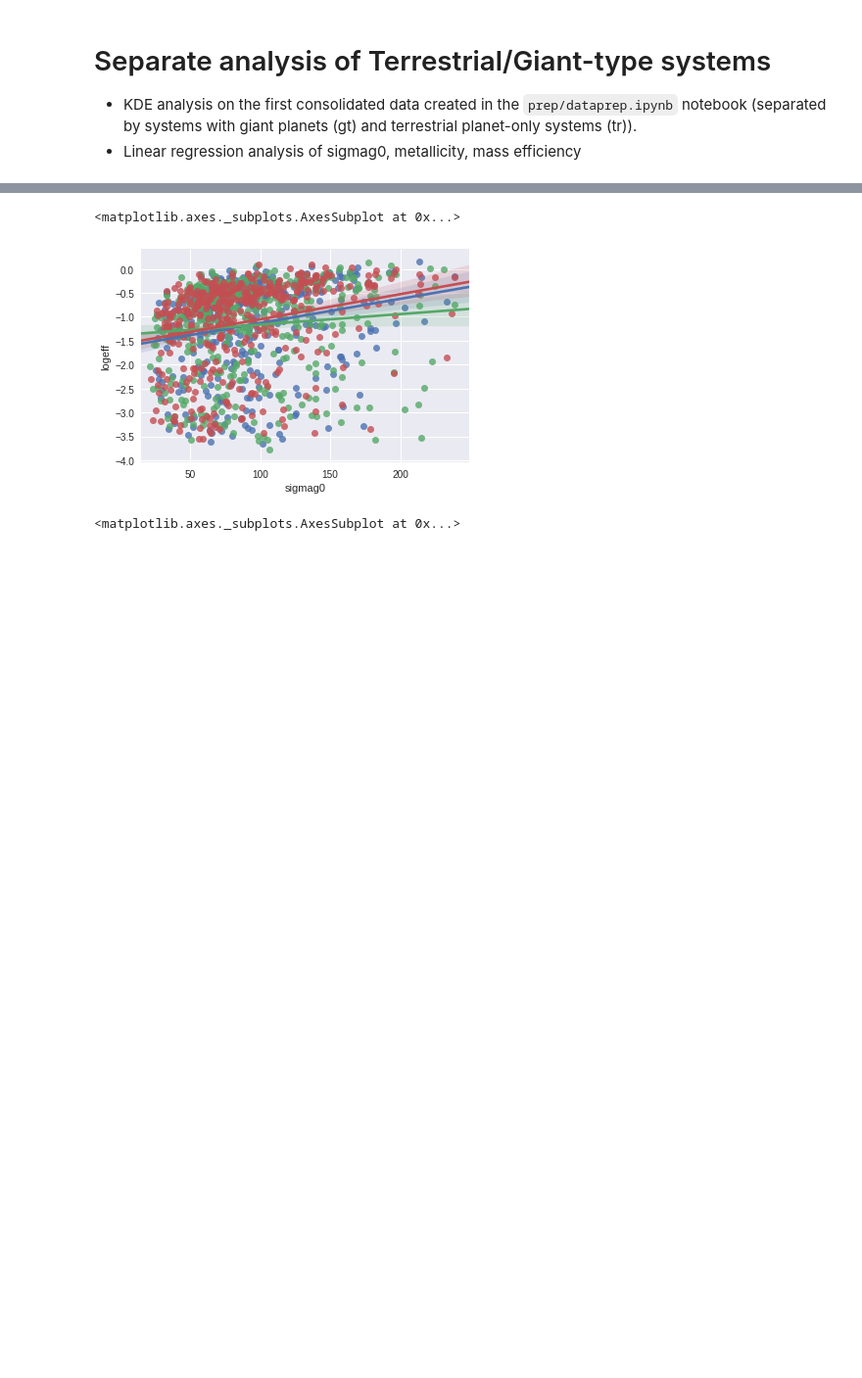
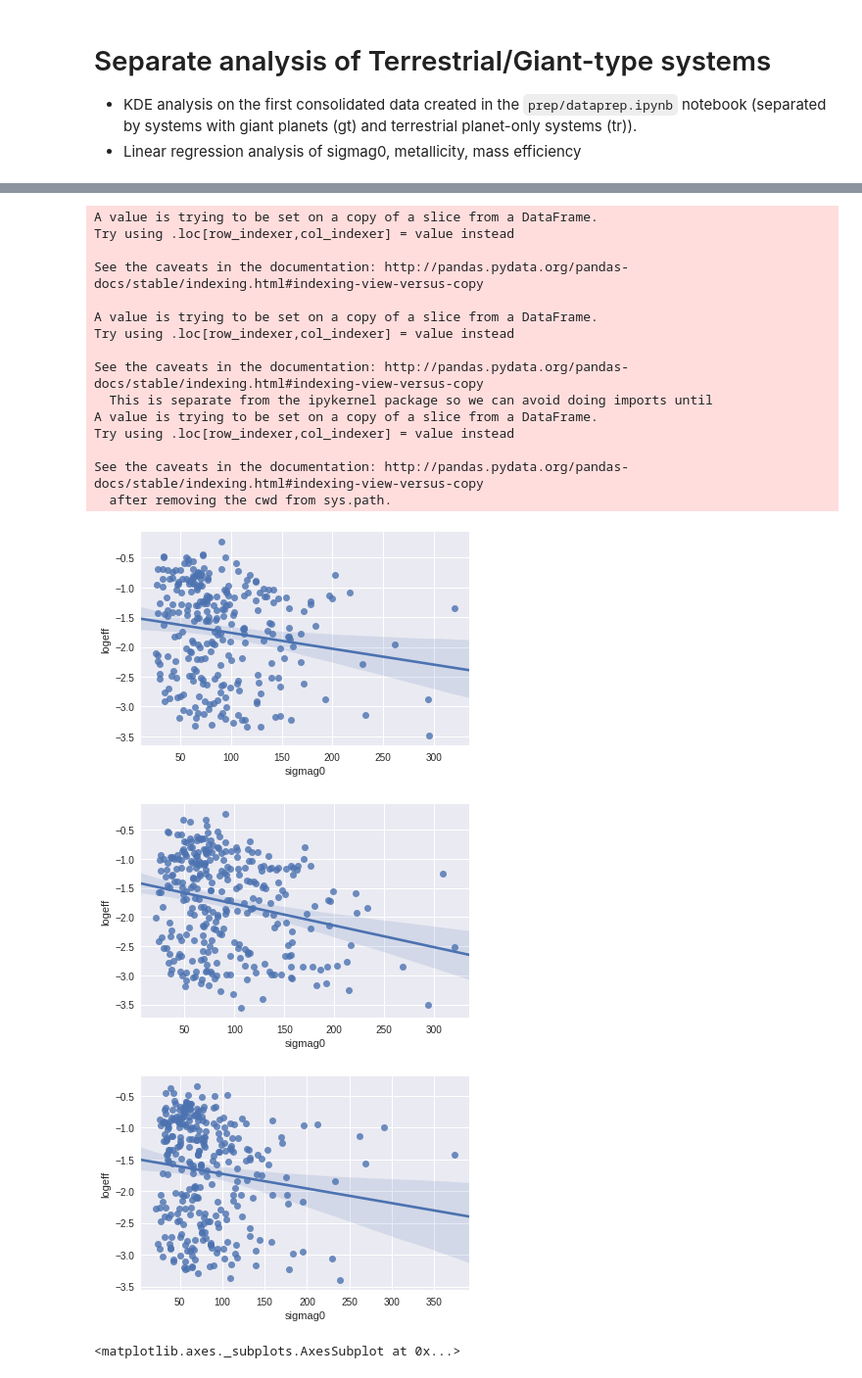
Before and after one commit to saint-germain/population_synthesis, a Jupyter notebook: tools/separate_stats.ipynb, the cells around one changed output, grey strips where cells are left out. Shown: that part at 98% size. Saved outputs shown, nothing was run; the diff lists cells and outputs as text; code cells hidden in the pictures; blank space fills up the shorter version.

Commit message:
fixed separate stats

```diff
--- a/tools/separate_stats.ipynb
+++ b/tools/separate_stats.ipynb
@@ -11,3 +11,10 @@ import seaborn as sns
 %matplotlib inline
 # %%
 fold='../prep/'
+# %%
+dn=pd.read_csv(fold+'proc_no_pert.csv',index_col=None)
+dn["gia"]=dn.ngi>0
+dl=pd.read_csv(fold+'proc_lo_pert.csv',index_col=None)
+dl["gia"]=dl.ngi>0
+dh=pd.read_csv(fold+'proc_hi_pert.csv',index_col=None)
+dh["gia"]=dh.ngi>0
@@ -14,3 +30,10 @@ fold='../prep/'
+# %%
+dnt=dn[~dn["gia"]]
+dlt=dl[~dl["gia"]]
+dht=dh[~dh["gia"]]
+dng=dn[dn["gia"]]
+dlg=dl[dl["gia"]]
+dhg=dh[dh["gia"]]
 # %%
 dnpg=pd.read_csv(fold+'gt_no_pert.csv')
 dlpg=pd.read_csv(fold+'gt_lo_pert.csv')
@@ -44,11 +99,33 @@ ax=sns.jointplot(x="nplanets", y="logeff", data=dhpt,kind="kde",stat_func=None,x
 # %%
 # higher sigmag0, higher mass efficiency for giant planetary systems
-sns.regplot(x="sigmag0", y="logeff", data=dnpg)
-sns.regplot(x="sigmag0", y="logeff", data=dlpg)
-sns.regplot(x="sigmag0", y="logeff", data=dhpg)
+dng['logeff']=np.log10(dng.massefficiency)
+dlg['logeff']=np.log10(dlg.massefficiency)
+dhg['logeff']=np.log10(dhg.massefficiency)
+sns.regplot(x="sigmag0", y="logeff", data=dng)
+plt.show()
+sns.regplot(x="sigmag0", y="logeff", data=dlg)
+plt.show()
+sns.regplot(x="sigmag0", y="logeff", data=dhg)
+plt.show()
 # %% [output]
-<matplotlib.axes._subplots.AxesSubplot at 0x...>
+A value is trying to be set on a copy of a slice from a DataFrame.
+Try using .loc[row_indexer,col_indexer] = value instead
+
+See the caveats in the documentation: http://pandas.pydata.org/pandas-docs/stable/indexing.html#indexing-view-versus-copy
+
+A value is trying to be set on a copy of a slice from a DataFrame.
+Try using .loc[row_indexer,col_indexer] = value instead
+
+See the caveats in the documentation: http://pandas.pydata.org/pandas-docs/stable/indexing.html#indexing-view-versus-copy
+  This is separate from the ipykernel package so we can avoid doing imports until
+A value is trying to be set on a copy of a slice from a DataFrame.
+Try using .loc[row_indexer,col_indexer] = value instead
+
+See the caveats in the documentation: http://pandas.pydata.org/pandas-docs/stable/indexing.html#indexing-view-versus-copy
+  after removing the cwd from sys.path.
-[figure, old version]
+[figure, new version]
+[figure, added]
+[figure, added]
 # %%
 # higher metallicity, higher mass efficiency for gps
 sns.regplot(x="metal", y="logeff", data=dnpg)
```
Also changed, not shown: parts of 5 cells of this notebook, 1 other file.
